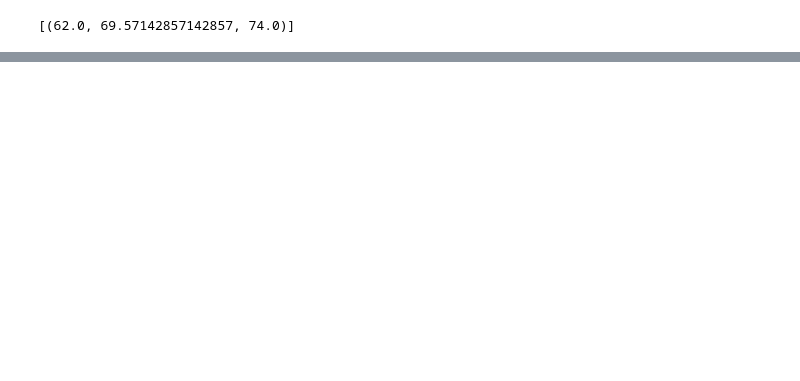
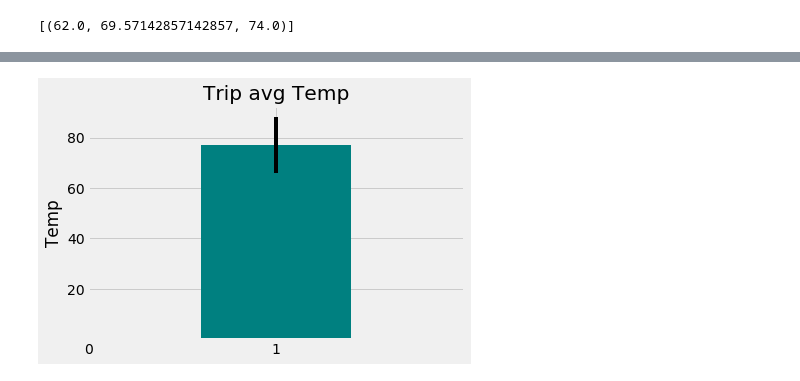
Before and after one commit to XanderRoy/SQL-Alchemy-Climate, a Jupyter notebook: climate_starter.ipynb, the cells around one changed output, grey strips where cells are left out. Saved outputs shown, nothing was run; the diff lists cells and outputs as text; code cells hidden in the pictures; blank space fills up the shorter version.

```diff
--- a/climate_starter.ipynb
+++ b/climate_starter.ipynb
@@ -118,7 +208,7 @@ def calc_temps(start_date, end_date):
     """
 
     return session.query(func.min(Measurement.tobs), func.avg(Measurement.tobs), func.max(Measurement.tobs)).\
-        filter(Measurement.date >= start_date).filter(Measurement.date <= end_date).all()
+        filter(and_(Measurement.date >= start_date, Measurement.date <= end_date)).all()
 
 # function usage example
 print(calc_temps('2012-02-28', '2012-03-05'))
@@ -134,4 +238,10 @@ print(calc_temps('2012-02-28', '2012-03-05'))
 # Use "Trip Avg Temp" as your Title
 # Use the average temperature for the y value
 # Use the peak-to-peak (tmax-tmin) value as the y error bar (yerr)
+plt.bar(1, trip_weather[0][1], yerr=trip_weather[0][2]-trip_weather[0][0],color='teal');
+plt.xlim((0, 2));
+plt.xticks(np.arange(0, 2, step=1));
+plt.title("Trip avg Temp")
+plt.yticks([20,40,60,80]);
+plt.ylabel('Temp');
 # %% [output]
@@ -140,3 +248,4 @@ print(calc_temps('2012-02-28', '2012-03-05'))
+[figure, added]
 # %%
 # Calculate the rainfall per weather station for your trip dates using the previous year's matching dates.
 # Sort this in descending order by precipitation amount and list the station, name, latitude, longitude, and elevation
```
Also changed, not shown: parts of 25 cells of this notebook.
